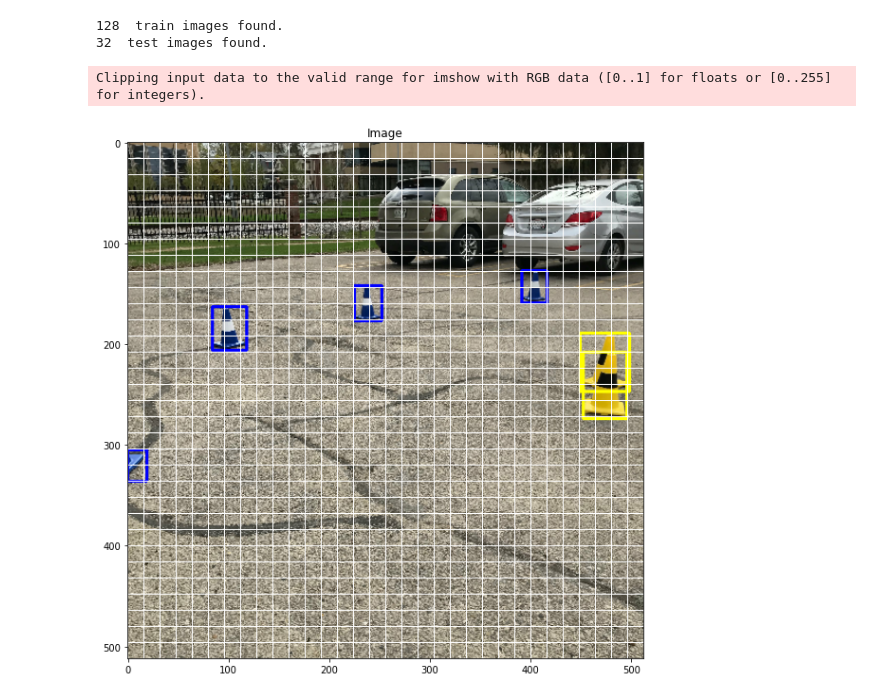
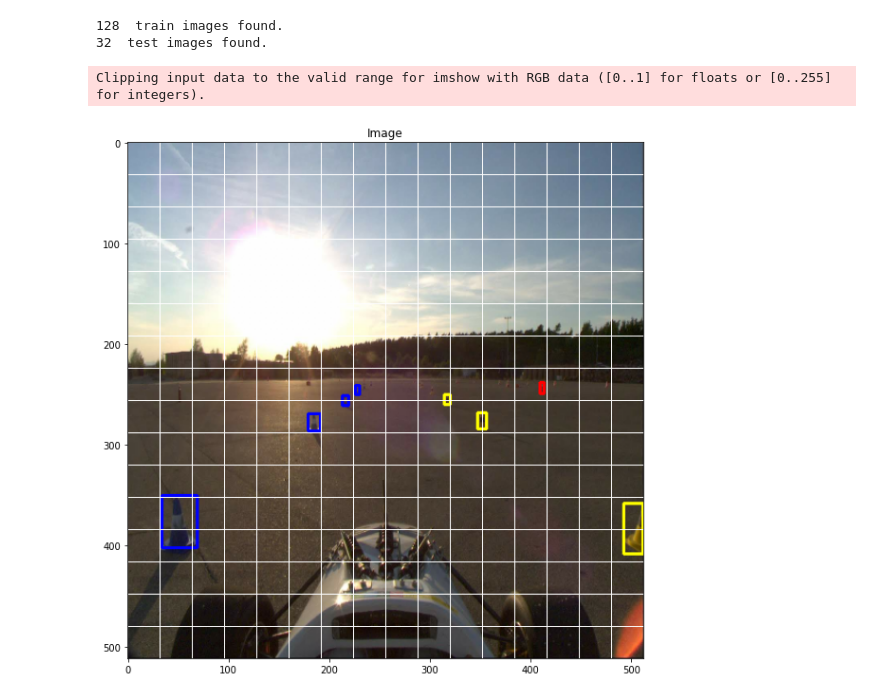
Before and after one commit to David-Un-ger/YOLO_ConeDetection, a Jupyter notebook: train.ipynb, the cells around one changed output. Cells and saved outputs as stored; diff of their text form; code cells hidden in the pictures.

```diff
--- a/train.ipynb
+++ b/train.ipynb
@@ -129,8 +129,8 @@ img_width = 512#800
 img_height = 512#320
 img_channels = 3
 
-grid_X = 32
-grid_Y = 32
+grid_X = 16
+grid_Y = 16
 num_classes = 7  # blue, yellow, orange_small, o_big, yellow, green, lying
 anchor_size = num_classes + 5
 
@@ -286,35 +286,35 @@ def draw_bounding_box(image, y, draw_grid=True):
 
         color = tf.make_tensor_proto(color)
         color = tf.make_ndarray(color).astype(int).tolist()
 
         x_center = (x_center_bbox + grid[0])/grid_X*w
         y_center = (y_center_bbox + grid[1])/grid_Y*h
         box_width = width_bbox / grid_X * w
         box_height = height_bbox / grid_Y * h
 
         x_min = int(x_center - box_width/2)
         x_max = int(x_center + box_width/2)
         y_min = int(y_center - box_height/2)
         y_max = int(y_center + box_height/2)
 
         image = cv2.rectangle(image, (x_min, y_min), (x_max, y_max), color, 2)
         if draw_grid:
             grid_points = [[(int(i/grid_X*w), 0),(int(i/grid_X*w), h)]for i in range(grid_X)] + \
                           [[(0, int(i/grid_Y*h)),(w, int(i/grid_Y*h))]for i in range(grid_Y)]
             for points in grid_points:
                 cv2.line(image, points[0], points[1], [255, 255, 255], 1)
 
     return image
 
-for images, y in ds_test:
+for images, y in ds_train:
     #print(images.shape)
     i = np.random.randint(0, batch_size)
     image = draw_bounding_box(images[i], y[i], draw_grid=True)
     visualize(image)
     break
 # %% [output]
 Clipping input data to the valid range for imshow with RGB data ([0..1] for floats or [0..255] for integers).
-[figure, old version]
+[figure, new version]
 # %%
 input_layer = keras.layers.Input(shape=(img_width, img_height, img_channels))
 x = keras.layers.Conv2D(16, (3, 3), strides=(2,2), activation='relu', padding='same')(input_layer)
```
Also changed, not shown: parts of 13 cells of this notebook.
